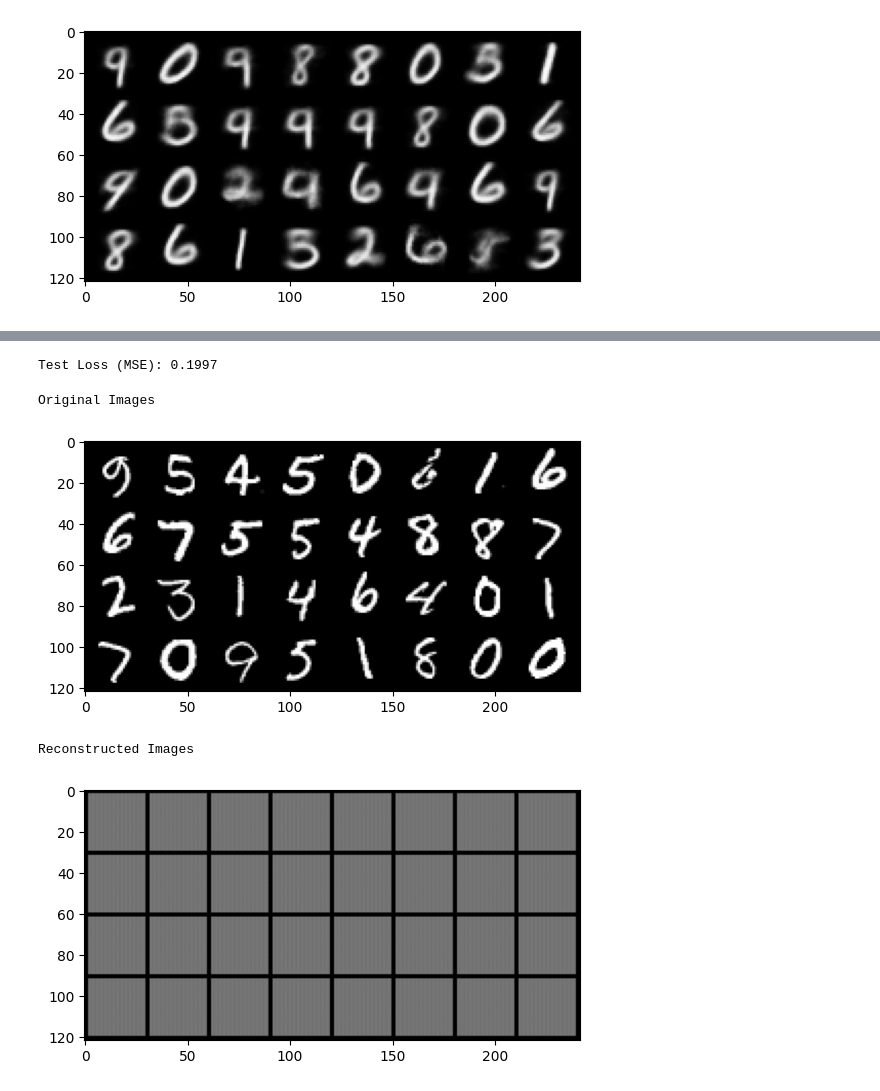
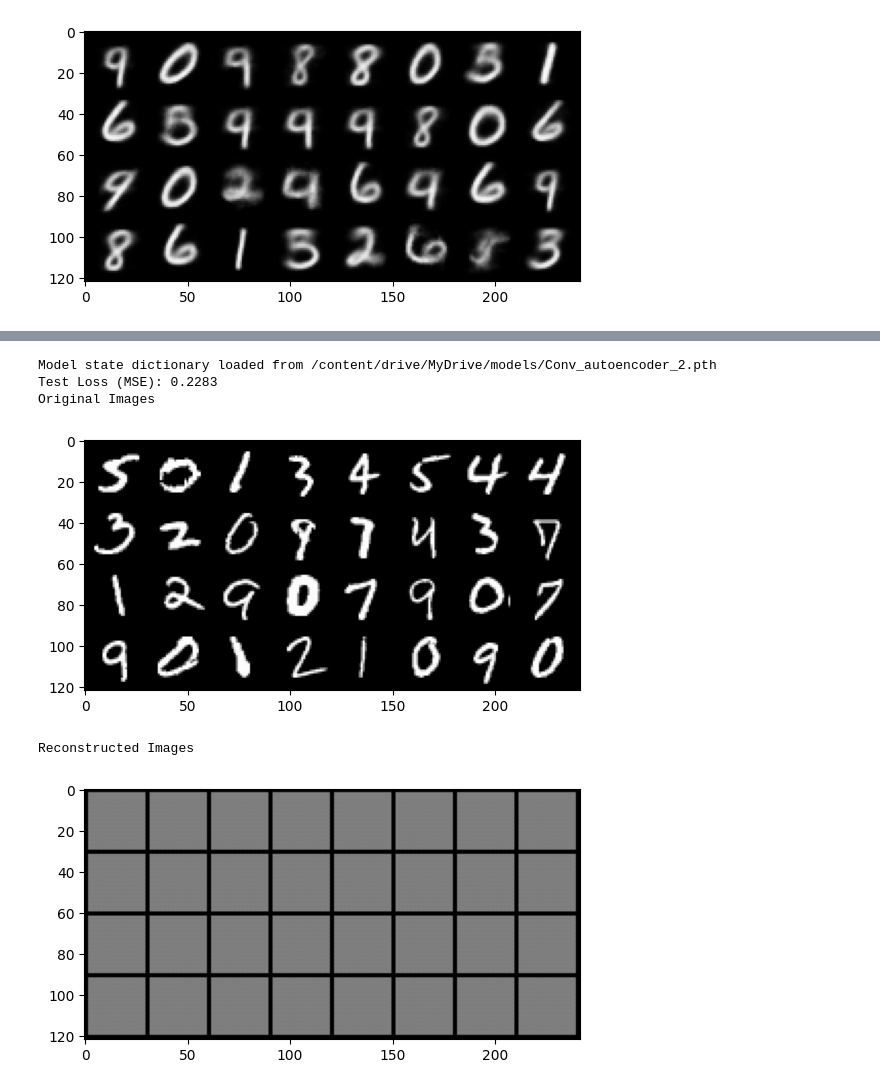
Before and after one commit to Bhimsendabby/Machine--Learning-practice, a Jupyter notebook: Autocoder_pytorch.ipynb, the cells around one changed output, grey strips where cells are left out. Cells and saved outputs as stored; diff of their text form; code cells hidden in the pictures.

```diff
--- a/Autocoder_pytorch.ipynb
+++ b/Autocoder_pytorch.ipynb
@@ -507,8 +500,20 @@ Epoch: 006/050 | Batch 1250/1875 | Loss: 0.2291
-# %%
-evaluate_model(autoencoder_2, test_loader, loss_function, device)
-# %% [output]
-Test Loss (MSE): 0.1997
-Original Images
-[figure, removed]
-Reconstructed Images
-[figure, removed]
+# %%
+# Define the path to load the model from Google Drive
+model_path = '/content/drive/MyDrive/models/Conv_autoencoder_2.pth'
+
+# Create a new instance of the model
+autoencoder_2 = ConvAutoencoder_2(latent_dim=latent_dim).to(device)
+
+# Load the state dictionary
+autoencoder_2.load_state_dict(torch.load(model_path))
+print(f"Model state dictionary loaded from {model_path}")
+
+
+evaluate_model(autoencoder_2, test_loader, loss_function, device)
+# %% [output]
+Model state dictionary loaded from /content/drive/MyDrive/models/Conv_autoencoder_2.pth
+Test Loss (MSE): 0.2283
+Original Images
+[figure, added]
+Reconstructed Images
+[figure, added]
```
Also changed, not shown: parts of 2 cells of this notebook.
